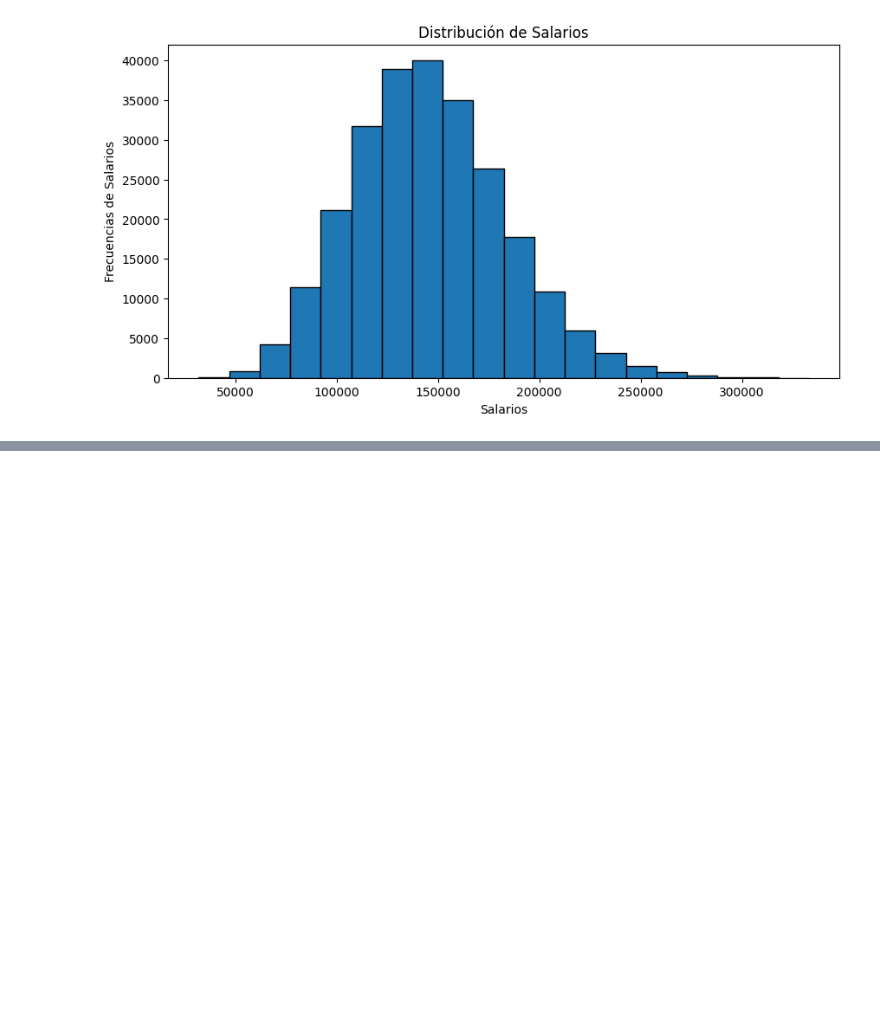
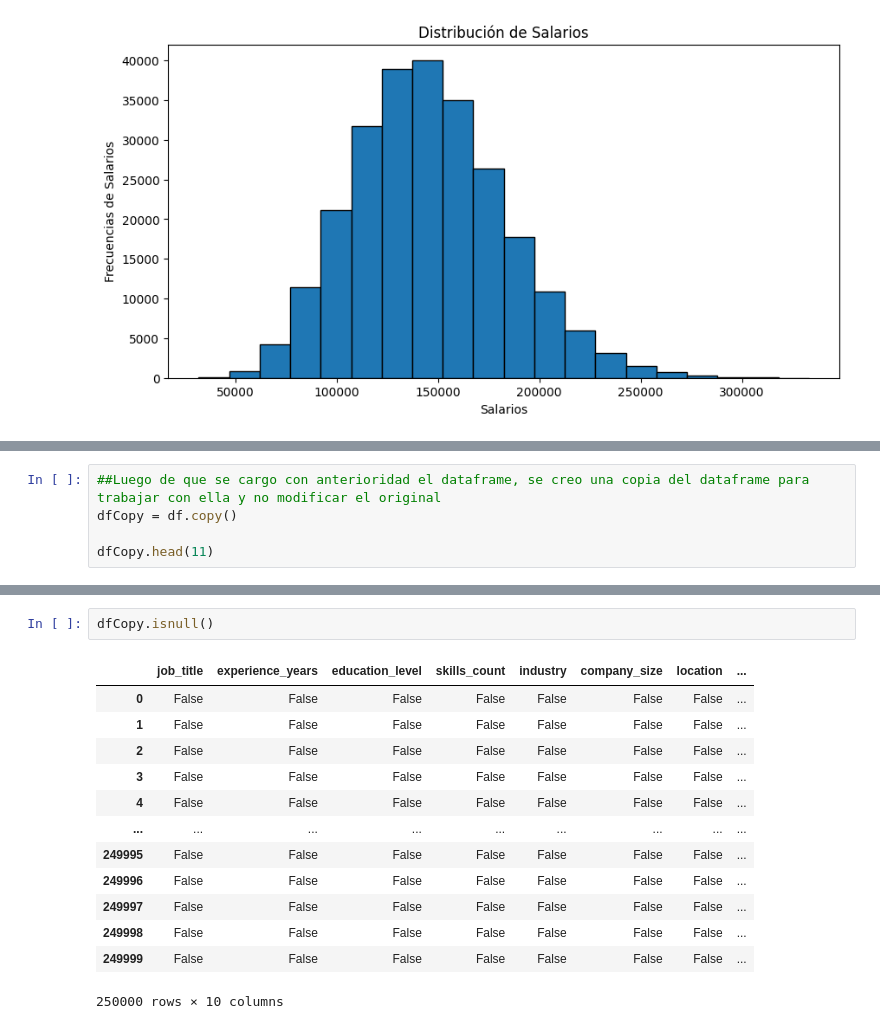
Before and after one commit to garciadejesustrianaolivadia165-a11y/proyecto-final-estadistica, a Jupyter notebook: analisis_salarios.ipynb, the cells around one changed output, grey strips where cells are left out. Drawn from its saved outputs; the diff is of its cells as text; blank space fills up the shorter version.

```diff
--- a/analisis_salarios.ipynb
+++ b/analisis_salarios.ipynb
@@ -135,0 +154,5 @@ plt.show()
+# %%
+##Luego de que se cargo con anterioridad el dataframe, se creo una copia del dataframe para trabajar con ella y no modificar el original
+dfCopy = df.copy()
+
+dfCopy.head(11)
@@ -135,0 +276,16 @@ plt.show()
+# %%
+dfCopy.isnull()
+# %% [output]
+|  | job_title | experience_years | education_level | skills_count | industry | company_size | location | ... |
+| 0 | False | False | False | False | False | False | False | ... |
+| 1 | False | False | False | False | False | False | False | ... |
+| 2 | False | False | False | False | False | False | False | ... |
+| 3 | False | False | False | False | False | False | False | ... |
+| 4 | False | False | False | False | False | False | False | ... |
+| ... | ... | ... | ... | ... | ... | ... | ... | ... |
+| 249995 | False | False | False | False | False | False | False | ... |
+| 249996 | False | False | False | False | False | False | False | ... |
+| 249997 | False | False | False | False | False | False | False | ... |
+| 249998 | False | False | False | False | False | False | False | ... |
+| 249999 | False | False | False | False | False | False | False | ... |
+250000 rows × 10 columns
```
Also changed, not shown: parts of 12 cells of this notebook.
